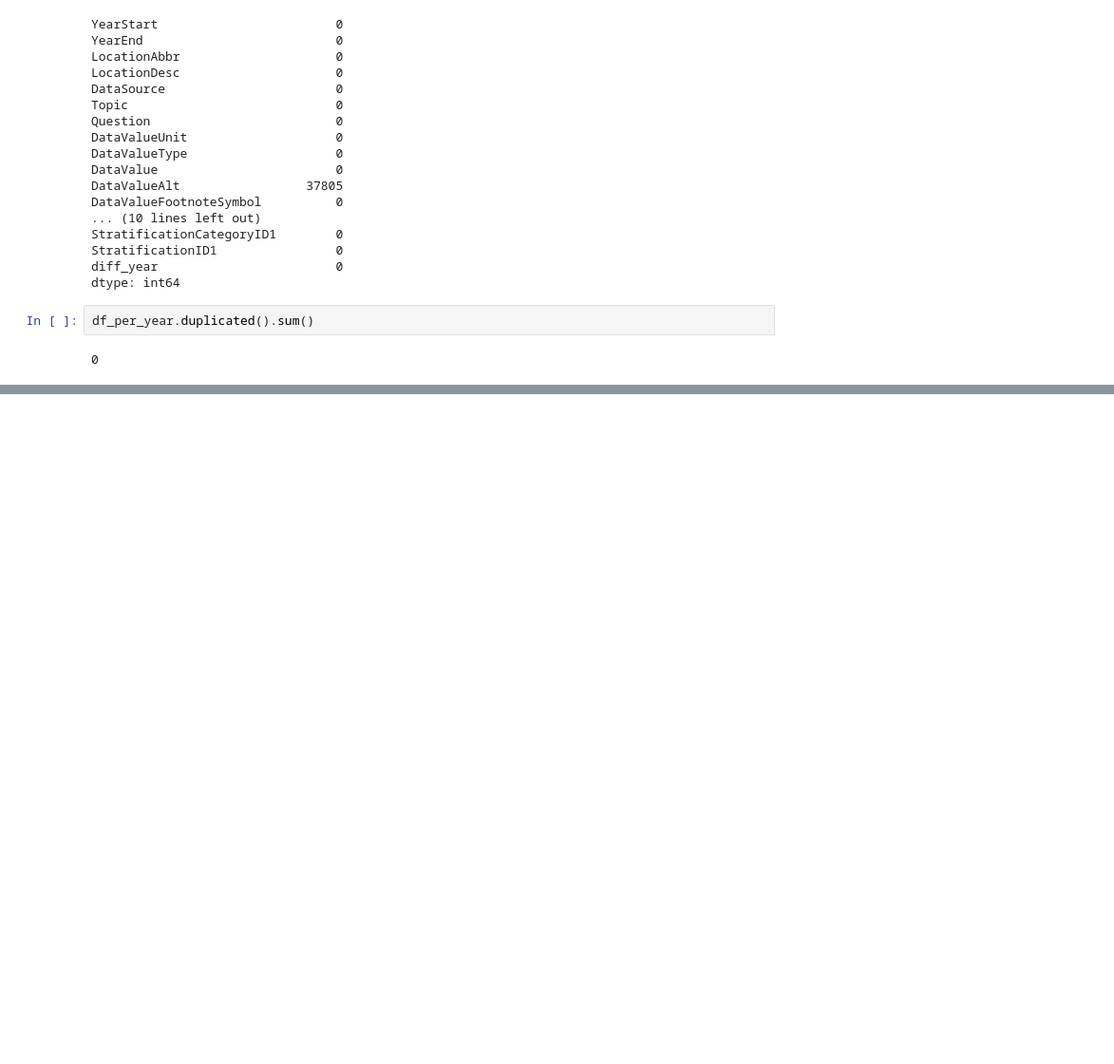
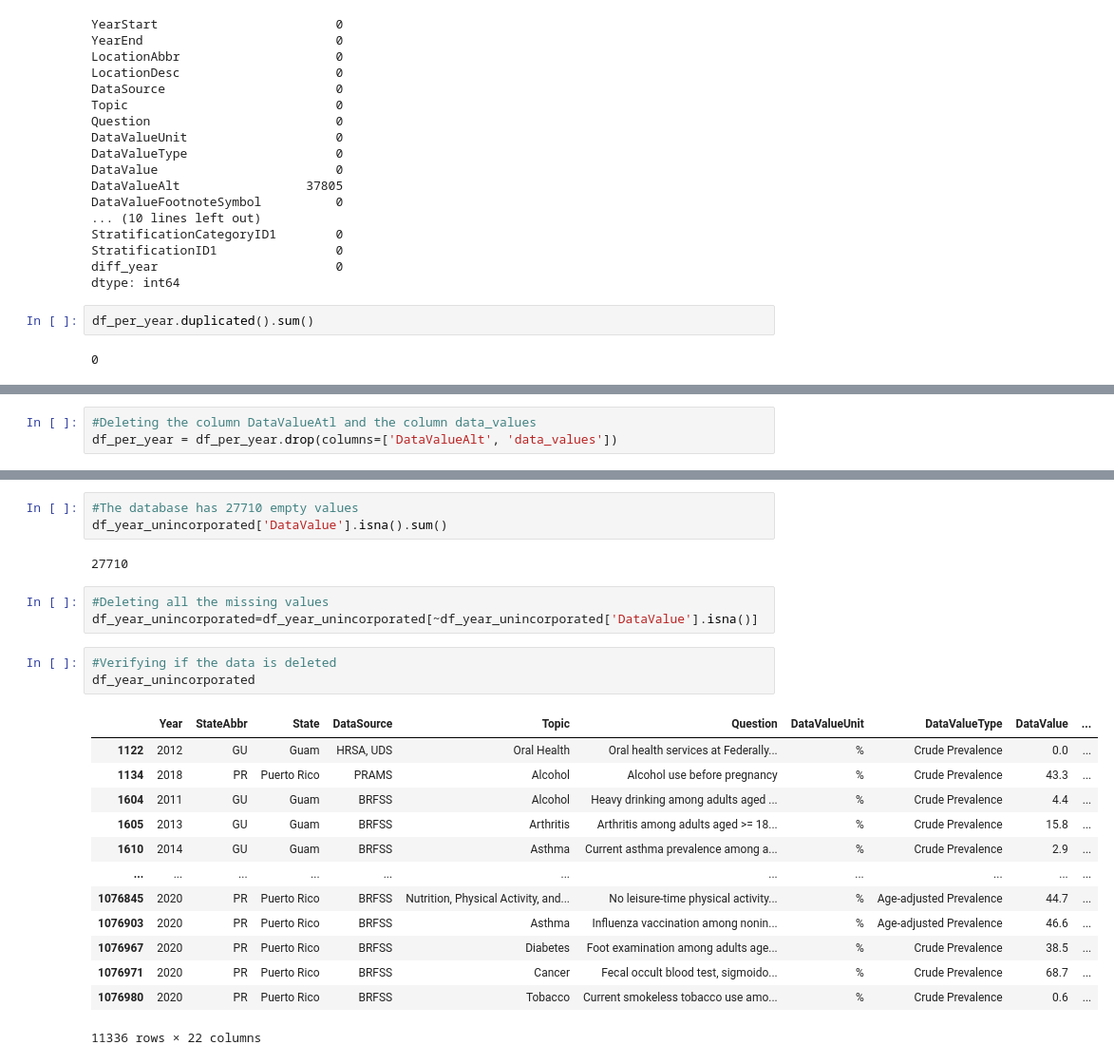
Before and after one commit to andeepl7/FProject_VisualAnalytics, a Jupyter notebook: ETL- Chronic diseases.ipynb, the cells around one changed output, grey strips where cells are left out. Shown at 95% size. Drawn from its saved outputs; the diff is of its cells as text; blank space fills up the shorter version.

```diff
--- a/ETL- Chronic diseases.ipynb
+++ b/ETL- Chronic diseases.ipynb
@@ -262,0 +331,3 @@ Name: State, dtype: int64
+# %%
+#Deleting the column DataValueAtl and the column data_values
+df_per_year = df_per_year.drop(columns=['DataValueAlt', 'data_values'])
@@ -262,0 +366,25 @@ Name: State, dtype: int64
+# %%
+#The database has 27710 empty values
+df_year_unincorporated['DataValue'].isna().sum()
+# %% [output]
+27710
+# %%
+#Deleting all the missing values
+df_year_unincorporated=df_year_unincorporated[~df_year_unincorporated['DataValue'].isna()]
+# %%
+#Verifying if the data is deleted
+df_year_unincorporated
+# %% [output]
+|  | Year | StateAbbr | State | DataSource | Topic | Question | DataValueUnit | DataValueType | DataValue | ... |
+| 1122 | 2012 | GU | Guam | HRSA, UDS | Oral Health | Oral health services at Federally... | % | Crude Prevalence | 0.0 | ... |
+| 1134 | 2018 | PR | Puerto Rico | PRAMS | Alcohol | Alcohol use before pregnancy | % | Crude Prevalence | 43.3 | ... |
+| 1604 | 2011 | GU | Guam | BRFSS | Alcohol | Heavy drinking among adults aged ... | % | Crude Prevalence | 4.4 | ... |
+| 1605 | 2013 | GU | Guam | BRFSS | Arthritis | Arthritis among adults aged >= 18... | % | Crude Prevalence | 15.8 | ... |
+| 1610 | 2014 | GU | Guam | BRFSS | Asthma | Current asthma prevalence among a... | % | Crude Prevalence | 2.9 | ... |
+| ... | ... | ... | ... | ... | ... | ... | ... | ... | ... | ... |
+| 1076845 | 2020 | PR | Puerto Rico | BRFSS | Nutrition, Physical Activity, and... | No leisure-time physical activity... | % | Age-adjusted Prevalence | 44.7 | ... |
+| 1076903 | 2020 | PR | Puerto Rico | BRFSS | Asthma | Influenza vaccination among nonin... | % | Age-adjusted Prevalence | 46.6 | ... |
+| 1076967 | 2020 | PR | Puerto Rico | BRFSS | Diabetes | Foot examination among adults age... | % | Crude Prevalence | 38.5 | ... |
+| 1076971 | 2020 | PR | Puerto Rico | BRFSS | Cancer | Fecal occult blood test, sigmoido... | % | Crude Prevalence | 68.7 | ... |
+| 1076980 | 2020 | PR | Puerto Rico | BRFSS | Tobacco | Current smokeless tobacco use amo... | % | Crude Prevalence | 0.6 | ... |
+11336 rows × 22 columns
```
Also changed, not shown: parts of 23 cells of this notebook, 1 other file.
